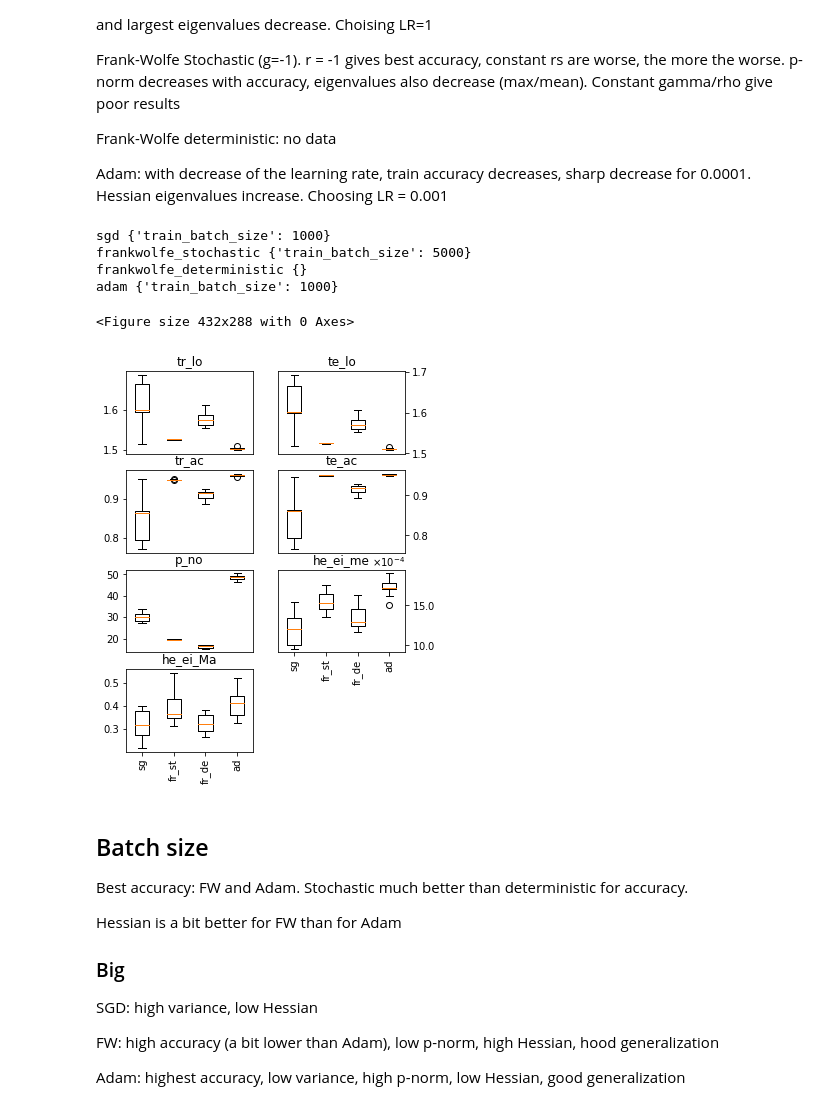
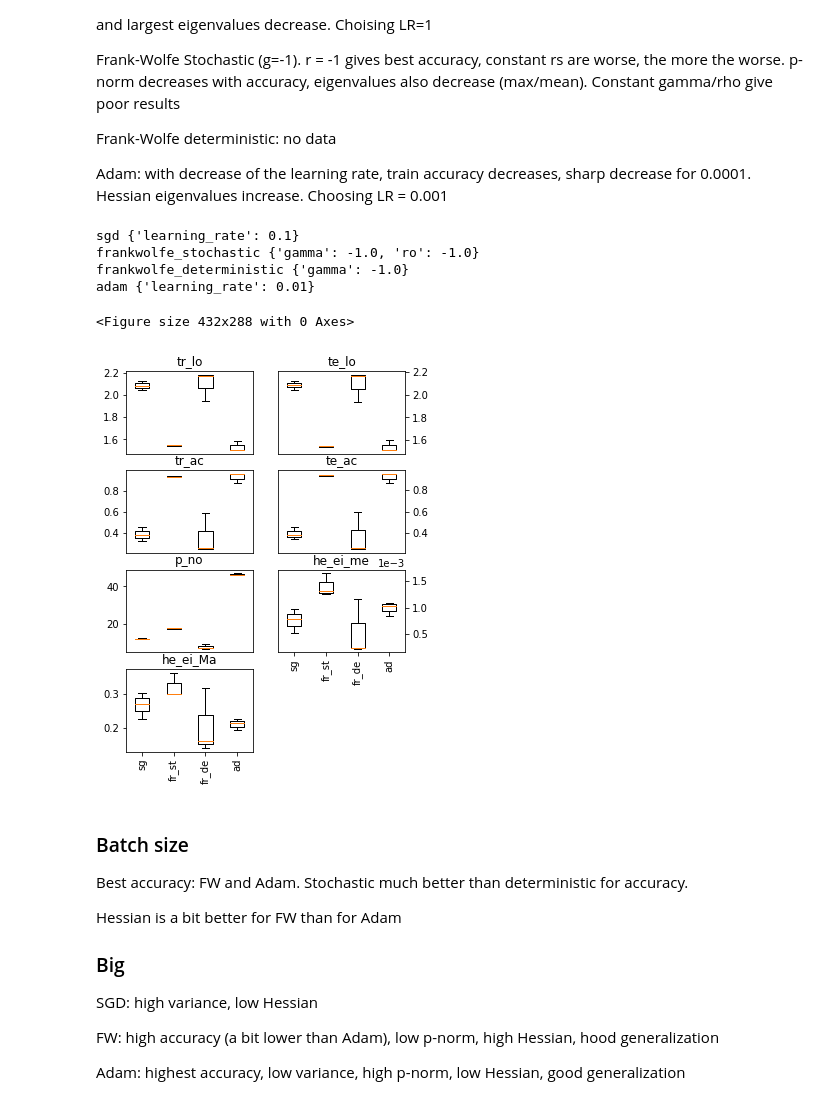
Before and after one commit to sergia-ch/OptMLProject, a Jupyter notebook: create_analyze_runs.ipynb, the cells around one changed output. Saved outputs shown, nothing was run; the diff lists cells and outputs as text; code cells hidden in the pictures.

```diff
--- a/create_analyze_runs.ipynb
+++ b/create_analyze_runs.ipynb
@@ -15,18 +12,18 @@ The autoreload extension is already loaded. To reload it, use:
 def small_setting():
     # SMALL setting experiments
     setting_name = 'small'
-    common = {'image_side': 10, 'giveup': 100, 'accuracy_threshold': 0.0, 'repetitions': 1, 'architecture': '20_20'}
+    common = {'image_side': 4, 'giveup': 100, 'accuracy_threshold': 0.0, 'repetitions': 1, 'architecture': '20_10'}
     param_groups = {
         'sgd':
-        [{'optimizer': 'sgd', 'train_batch_size': 1000, 'learning_rate': 0.1, 'epochs': 100, **common}],
+        [{'optimizer': 'sgd', 'train_batch_size': 1000, 'learning_rate': 1.0, 'epochs': 100, **common}],
 
         'frankwolfe':
-        [{'optimizer': 'frankwolfe', 'train_batch_size': 1000, 'p': 2.0, 'R': 100.0, 'gamma': 0.01, 'ro': 0.6,
-         'epochs': 200, **common}],
+        [{'optimizer': 'frankwolfe', 'train_batch_size': 1000, 'p': 2.0, 'R': 100.0, 'gamma': -1.0, 'ro': -1.0,
+         'epochs': 100, **common}],
 
         'adam':
         [{'optimizer': 'adam', 'train_batch_size': 1000, 'p': 2.0, 'learning_rate': 0.001, 'beta1': 0.9, 'beta2': 0.999, 'epsilon': 1e-08,
-         'epochs': 200, **common}],
+         'epochs': 100, **common}],
     }
     return setting_name, common, param_groups
 # %%
@@ -106,8 +103,8 @@ Choosing a setting
 # %%
-#R = small_setting()
+R = small_setting()
 #R = medium_setting()
 #R = big_setting()
-R = batch_size_setting()
+#R = batch_size_setting()
 # %%
 # name of the setting, common parameters, parameter groups, all parameters
 setting_name, common, param_groups = R
@@ -253,10 +242,10 @@ for optim in param_groups.keys():
     p = parameters[idx] # best hyperparameters
     print(optim, dict_select(p, varying[optim]))
 # %% [output]
-sgd {'train_batch_size': 1000}
-frankwolfe_stochastic {'train_batch_size': 5000}
-frankwolfe_deterministic {}
-adam {'train_batch_size': 1000}
+sgd {'learning_rate': 0.1}
+frankwolfe_stochastic {'gamma': -1.0, 'ro': -1.0}
+frankwolfe_deterministic {'gamma': -1.0}
+adam {'learning_rate': 0.01}
 # %%
 # final result for all optimizers (best)
 data_for_optimizers = {}
@@ -279,24 +268,26 @@ for m in all_metrics:
 # %%
 def plot_one(ax, i):
     """ Plot one box plot for metric i at axis ax """
     m = all_metrics[i] # current metric
     xs, ys = data_for_optimizers[m] # current data
     # plotting
     if xs:
         assert len(xs) == len(ys)
         ax.boxplot(ys, labels = xs)
     if i % 2 == 1:
         ax.yaxis.tick_right()
     if m == 'hessian_eigens_mean':
-        ax.yaxis.set_major_formatter(OOMFormatter(-4, "%1.1f"))
+        #ax.yaxis.set_major_formatter(OOMFormatter(-4, "%1.1f"))
+        ax.ticklabel_format(style='sci',scilimits=(-3,4),axis='y')
+        pass
 plt.subplots_adjust(wspace = 1)
 subplots(4, 2, all_metrics, plot_one, (5, 7), 'best_' + setting_name)
 plt.show()
 # %% [output]
 <Figure size 432x288 with 0 Axes>
-[figure, old version]
+[figure, new version]
 # %% [markdown]
-## Batch size
+### Batch size
 Best accuracy: FW and Adam. Stochastic much better than deterministic for accuracy.
 
 Hessian is a bit better for FW than for Adam
```
Also changed, not shown: parts of 10 cells of this notebook, 3 other files.
